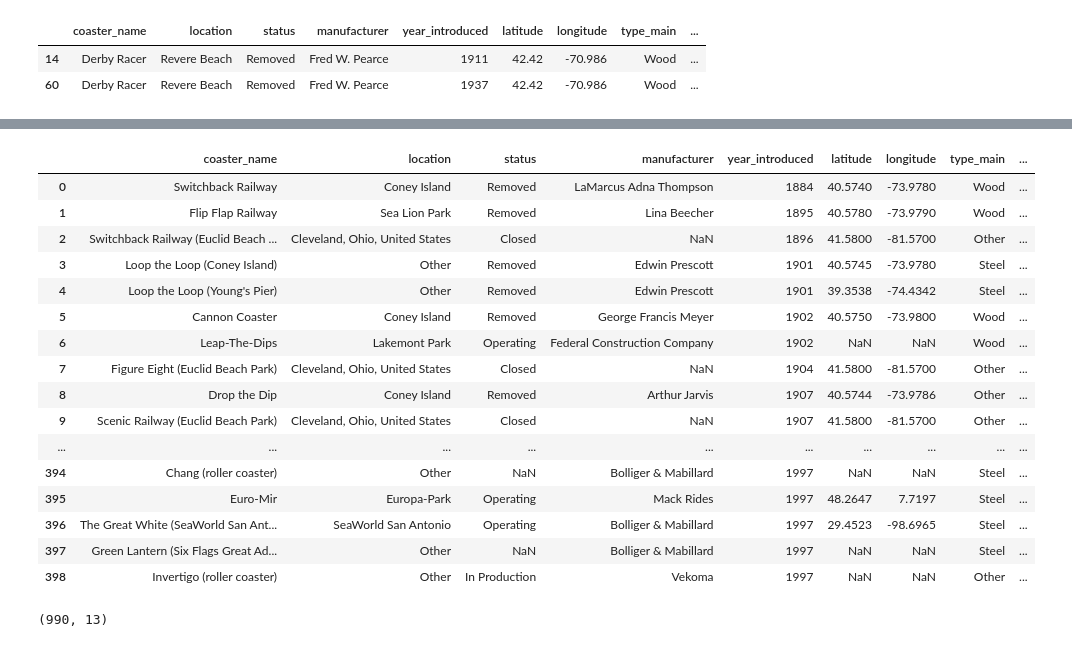
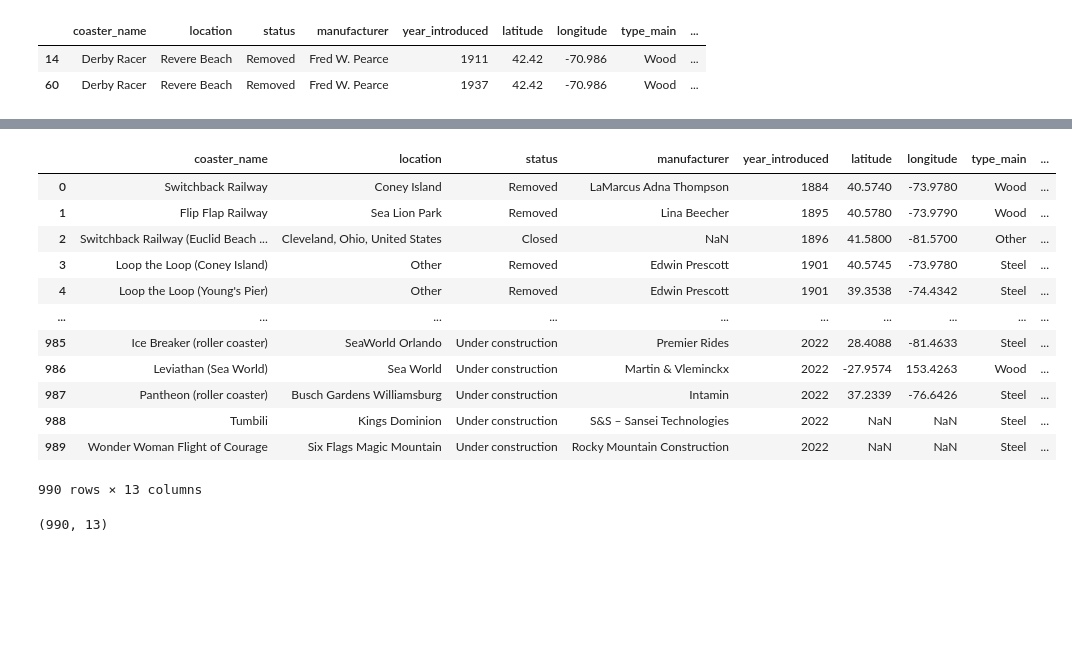
Before and after one commit to SartazAnsari/roller-coaster-analysis, a Jupyter notebook: RollerCoasterAnalysis.ipynb, the cells around one changed output, grey strips where cells are left out. Drawn from its saved outputs; the diff is of its cells as text; code cells hidden in the pictures; blank space fills up the shorter version.

```diff
--- a/RollerCoasterAnalysis.ipynb
+++ b/RollerCoasterAnalysis.ipynb
@@ -296,26 +302,23 @@ display_dataframe(df)
 # %%
 # Resetting index
 df = df.reset_index(drop=True).copy()
-# %%
-display_dataframe(df)
-# %% [output]
-|  | coaster_name | location | status | manufacturer | year_introduced | latitude | longitude | type_main | ... |
-| 0 | Switchback Railway | Coney Island | Removed | LaMarcus Adna Thompson | 1884 | 40.5740 | -73.9780 | Wood | ... |
-| 1 | Flip Flap Railway | Sea Lion Park | Removed | Lina Beecher | 1895 | 40.5780 | -73.9790 | Wood | ... |
-| 2 | Switchback Railway (Euclid Beach ... | Cleveland, Ohio, United States | Closed | NaN | 1896 | 41.5800 | -81.5700 | Other | ... |
-| 3 | Loop the Loop (Coney Island) | Other | Removed | Edwin Prescott | 1901 | 40.5745 | -73.9780 | Steel | ... |
-| 4 | Loop the Loop (Young's Pier) | Other | Removed | Edwin Prescott | 1901 | 39.3538 | -74.4342 | Steel | ... |
-| 5 | Cannon Coaster | Coney Island | Removed | George Francis Meyer | 1902 | 40.5750 | -73.9800 | Wood | ... |
-| 6 | Leap-The-Dips | Lakemont Park | Operating | Federal Construction Company | 1902 | NaN | NaN | Wood | ... |
-| 7 | Figure Eight (Euclid Beach Park) | Cleveland, Ohio, United States | Closed | NaN | 1904 | 41.5800 | -81.5700 | Other | ... |
-| 8 | Drop the Dip | Coney Island | Removed | Arthur Jarvis | 1907 | 40.5744 | -73.9786 | Other | ... |
-| 9 | Scenic Railway (Euclid Beach Park) | Cleveland, Ohio, United States | Closed | NaN | 1907 | 41.5800 | -81.5700 | Other | ... |
-| ... | ... | ... | ... | ... | ... | ... | ... | ... | ... |
-| 394 | Chang (roller coaster) | Other | NaN | Bolliger & Mabillard | 1997 | NaN | NaN | Steel | ... |
-| 395 | Euro-Mir | Europa-Park | Operating | Mack Rides | 1997 | 48.2647 | 7.7197 | Steel | ... |
-| 396 | The Great White (SeaWorld San Ant... | SeaWorld San Antonio | Operating | Bolliger & Mabillard | 1997 | 29.4523 | -98.6965 | Steel | ... |
-| 397 | Green Lantern (Six Flags Great Ad... | Other | NaN | Bolliger & Mabillard | 1997 | NaN | NaN | Steel | ... |
-| 398 | Invertigo (roller coaster) | Other | In Production | Vekoma | 1997 | NaN | NaN | Other | ... |
+# %%
+# display_dataframe(df)
+df
+# %% [output]
+|  | coaster_name | location | status | manufacturer | year_introduced | latitude | longitude | type_main | ... |
+| 0 | Switchback Railway | Coney Island | Removed | LaMarcus Adna Thompson | 1884 | 40.5740 | -73.9780 | Wood | ... |
+| 1 | Flip Flap Railway | Sea Lion Park | Removed | Lina Beecher | 1895 | 40.5780 | -73.9790 | Wood | ... |
+| 2 | Switchback Railway (Euclid Beach ... | Cleveland, Ohio, United States | Closed | NaN | 1896 | 41.5800 | -81.5700 | Other | ... |
+| 3 | Loop the Loop (Coney Island) | Other | Removed | Edwin Prescott | 1901 | 40.5745 | -73.9780 | Steel | ... |
+| 4 | Loop the Loop (Young's Pier) | Other | Removed | Edwin Prescott | 1901 | 39.3538 | -74.4342 | Steel | ... |
+| ... | ... | ... | ... | ... | ... | ... | ... | ... | ... |
+| 985 | Ice Breaker (roller coaster) | SeaWorld Orlando | Under construction | Premier Rides | 2022 | 28.4088 | -81.4633 | Steel | ... |
+| 986 | Leviathan (Sea World) | Sea World | Under construction | Martin & Vleminckx | 2022 | -27.9574 | 153.4263 | Wood | ... |
+| 987 | Pantheon (roller coaster) | Busch Gardens Williamsburg | Under construction | Intamin | 2022 | 37.2339 | -76.6426 | Steel | ... |
+| 988 | Tumbili | Kings Dominion | Under construction | S&S – Sansei Technologies | 2022 | NaN | NaN | Steel | ... |
+| 989 | Wonder Woman Flight of Courage | Six Flags Magic Mountain | Under construction | Rocky Mountain Construction | 2022 | NaN | NaN | Steel | ... |
+990 rows × 13 columns
 # %%
 df.shape
 # %% [output]
```
Also changed, not shown: parts of 18 cells of this notebook.
